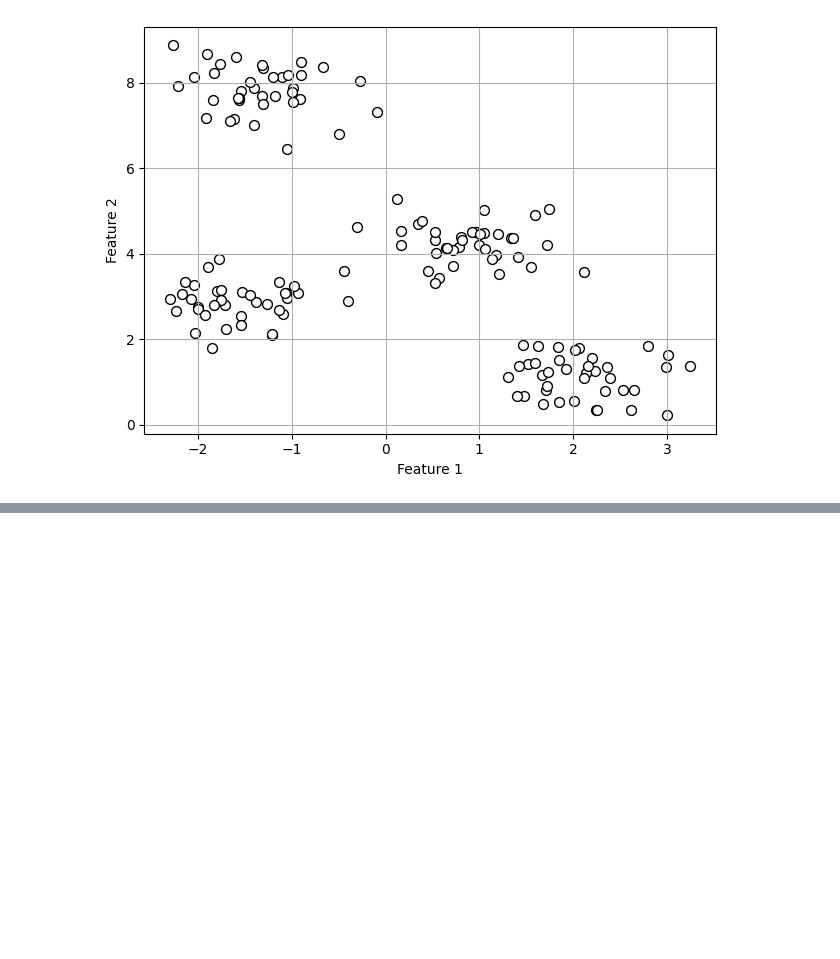
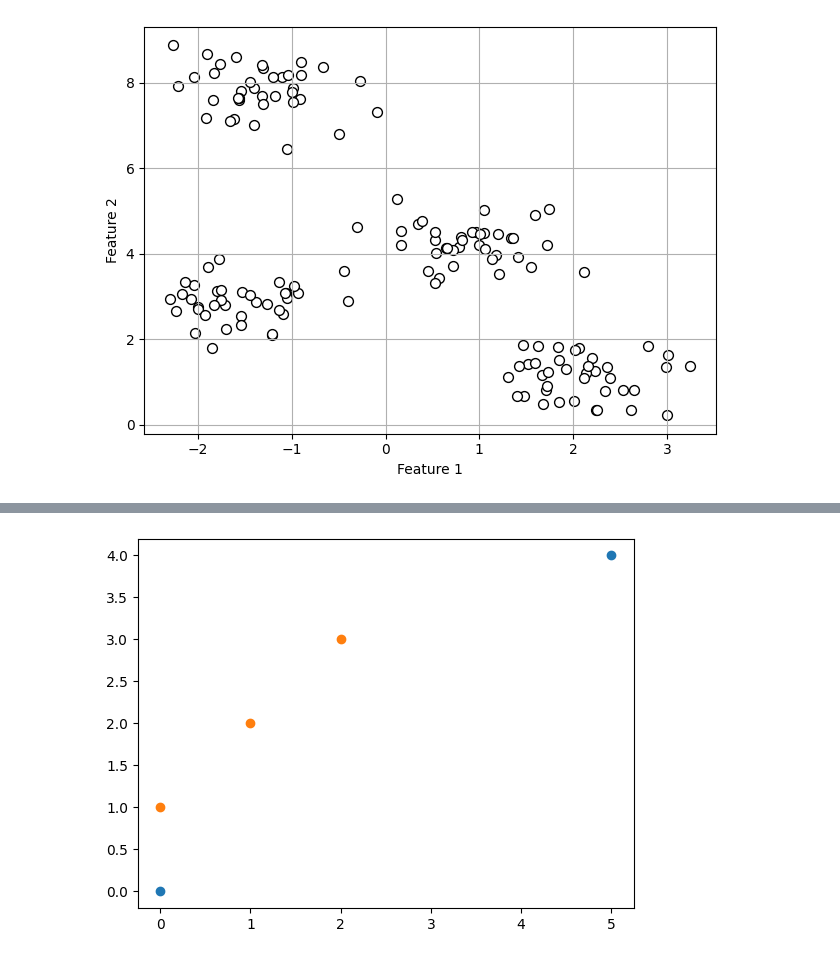
Before and after one commit to CllsPy/Openotes, a Jupyter notebook: Books/Hands-On/ml with pytorch/ch10/ch10.ipynb, the cells around one changed output, grey strips where cells are left out. Saved outputs shown, nothing was run; the diff lists cells and outputs as text; code cells hidden in the pictures; blank space fills up the shorter version.

```diff
--- a/Books/Hands-On/ml with pytorch/ch10/ch10.ipynb
+++ b/Books/Hands-On/ml with pytorch/ch10/ch10.ipynb
@@ -39,0 +40,22 @@ D² or Similarity => 0
+# %%
+import numpy as np
+from typing import List, Tuple
+
+def sse(points: List[Tuple[float, float]], centroid: Tuple[float, float]) -> float:
+    """
+    Calcula a soma dos erros quadráticos (SSE) para um grupo de pontos em relação ao centróide.
+    """
+    total = 0.0 # bagunça
+    for p in points:
+        dist_squared = np.linalg.norm(np.array(p) - np.array(centroid)) ** 2
+        total += dist_squared
+        print(f'Ponto: {p}, Distância² para centróide {centroid}: {dist_squared:.2f}')
+
+    print(f'\nSSE total: {total:.2f}')
+    return total
+
+# Exemplo de uso
+centroide = [(0, 0), (5,4)]
+grupo = [(1.0, 2.0), (2.0, 3.0), (0.0, 1.0)]
+
+sse(grupo, centroide)
@@ -39,0 +69,19 @@ D² or Similarity => 0
+# %%
+import matplotlib.pyplot as plt
+
+# Example data
+points = centroide
+grupos = grupo
+
+# Separate x and y coordinates
+x_coords, y_coords = zip(*points)
+x_g, y_g = zip(*grupos)
+
+# Plot as points
+plt.scatter(x_coords, y_coords)
+plt.scatter(x_g, y_g)
+
+# Show the plot
+plt.show()
+# %% [output]
+[figure, added]
```
Also changed, not shown: parts of 2 cells of this notebook.
